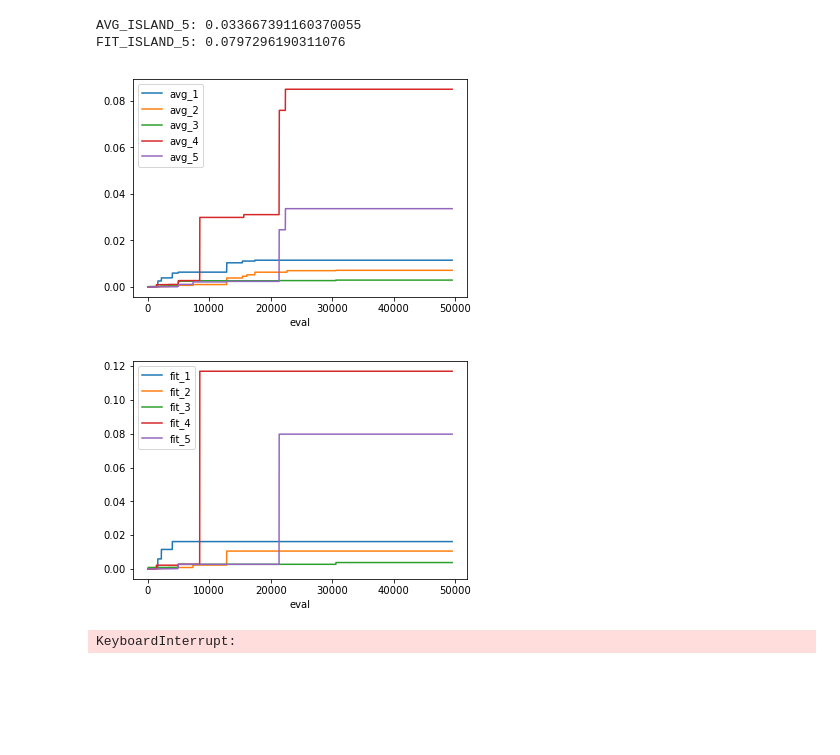
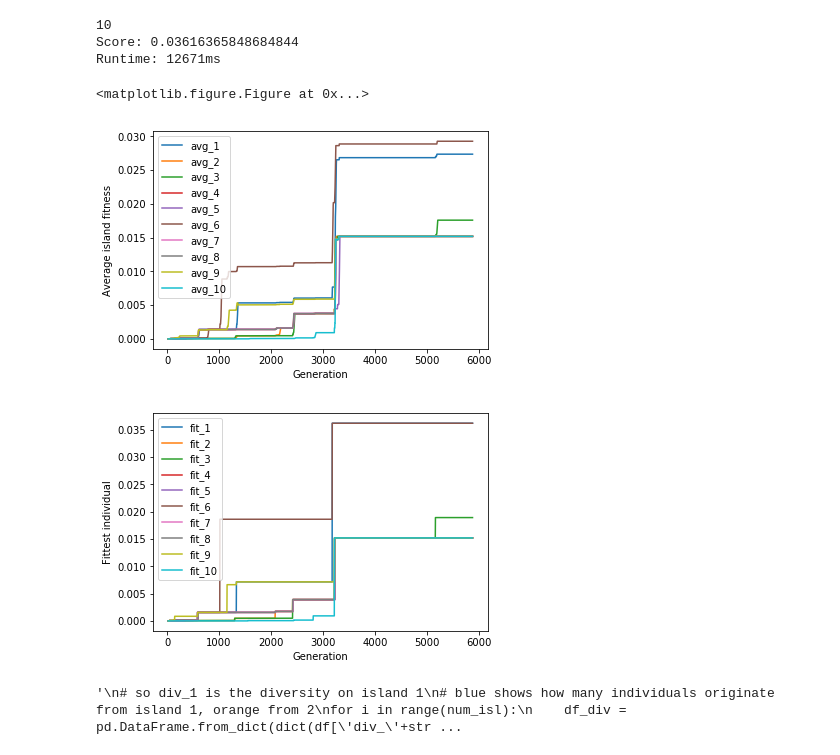
Before and after one commit to MBonnee/Evolutionary-Computing, a Jupyter notebook: plotting.ipynb, the cells around one changed output. Cells and saved outputs as stored; diff of their text form; code cells hidden in the pictures; blank space fills up the shorter version.

```diff
--- a/plotting.ipynb
+++ b/plotting.ipynb
@@ -21,12 +21,13 @@ def diversity(values, num_isl):
     return value_dict
 
 # global params pop_size,
-config_params = 4
+config_params = 6
 num_isl = 0
-with open('output_.txt') as f:
+with open('output_kat.txt') as f:
     content = f.readlines()
     content = [x.strip() for x in content];
-    num_isl = int(content[1].split(": ")[1])
+    num_isl = int(content[0].split(": ")[1])
+    print (num_isl)
     print (content[-2])
     print (content[-1])
     for index, value in enumerate(content):
@@ -45,43 +46,52 @@ with open('output_.txt') as f:
             evals.append(dict_islands)
 
 df = pd.DataFrame(evals)
+df.plot(x='eval', y=['avg_'+str(i+1) for i in range(num_isl)])
+plt.xlabel('Generation')
+plt.ylabel('Average island fitness')
+df.plot(x='eval', y=['fit_'+str(i+1) for i in range(num_isl)])
+plt.xlabel('Generation')
+plt.ylabel('Fittest individual')
+plt.show()
+plt.figure(figsize=(20,10))
 
-df.plot(x='eval', y=['avg_'+str(i+1) for i in range(num_isl)])
-df.plot(x='eval', y=['fit_'+str(i+1) for i in range(num_isl)])
 
-plt.show()
 
 
 # color mapping for plots below
-colors = {0:'c', 1:'r',2:'g',3:'y',4:'m'}
+colors = {0:'c', 1:'r',2:'g',3:'y',4:'m', 5:'c', 6: 'b', 7:'k', 8:'#F0F0F0', 9:'#888888'}
 def swap_color(dct, index):
     lst = []
     for i in dct.keys():
         if (i == index):
             lst.insert(0, colors[i])
         else:
             lst.append(colors[i])
 
     return lst
 
+'''
 # so div_1 is the diversity on island 1
 # blue shows how many individuals originate from island 1, orange from 2
 for i in range(num_isl):
     df_div = pd.DataFrame.from_dict(dict(df['div_'+str(i+1)]), orient='index')
     df_div.plot(kind="bar", stacked=True, color=swap_color(colors,i), width=1.0)
     plt.legend(bbox_to_anchor=(0., 1.02, 1., .102), loc=3,
        ncol=num_isl, mode="expand", borderaxespad=0.)
     plt.xticks([])
     plt.xlabel('Migration rounds')
     plt.ylabel('Population size')
 
 plt.show()
+'''
 # %% [output]
-AVG_ISLAND_5: 0.033667391160370055
-FIT_ISLAND_5: 0.0797296190311076
+10
+Score: 0.03616365848684844
+Runtime: 12671ms
+<matplotlib.figure.Figure at 0x...>
-[figure, old version]
+[figure, new version]
-[figure, old version]
+[figure, new version]
-KeyboardInterrupt:
+'\n# so div_1 is the diversity on island 1\n# blue shows how many individuals originate from island 1, orange from 2\nfor i in range(num_isl):\n    df_div = pd.DataFrame.from_dict(dict(df[\'div_\'+str ...
 # %%
 import os
 path = './txt/'
```
Also changed, not shown: parts of 1 cell of this notebook, 8 other files.
